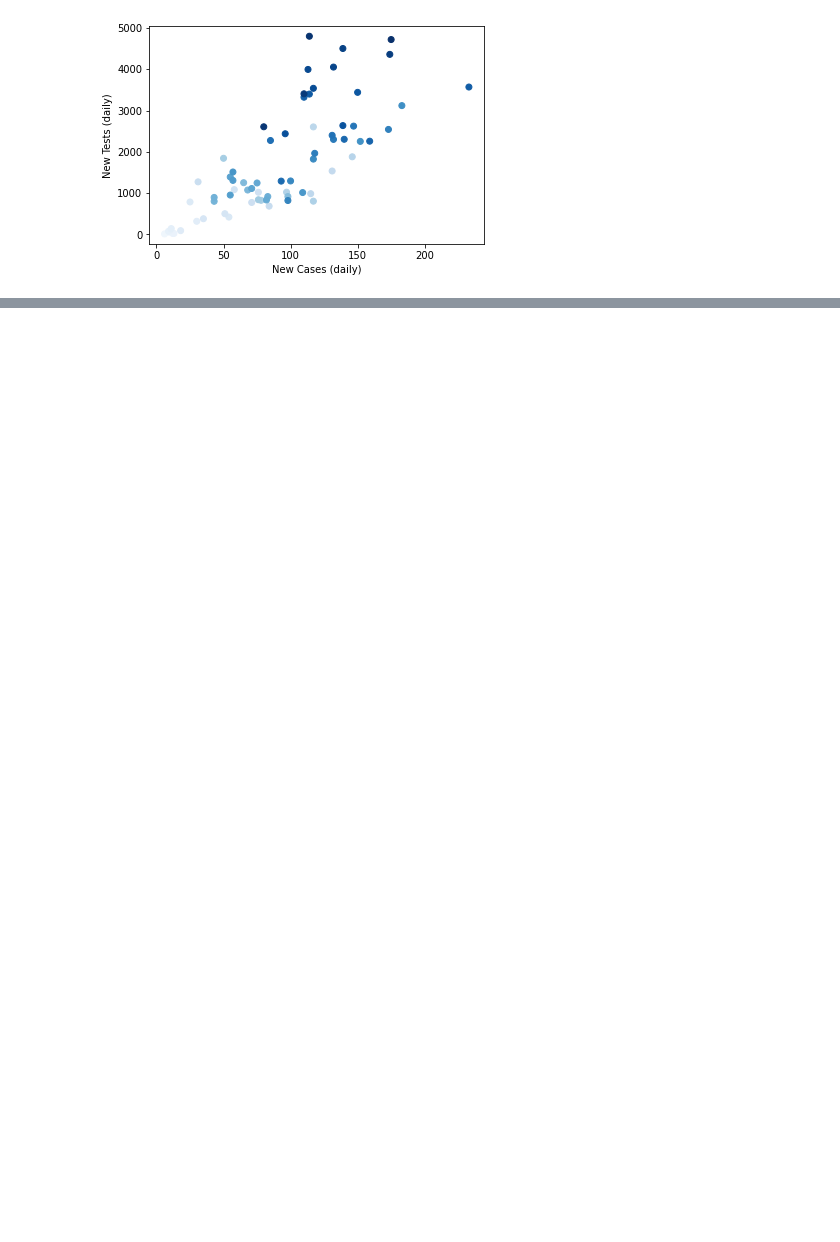
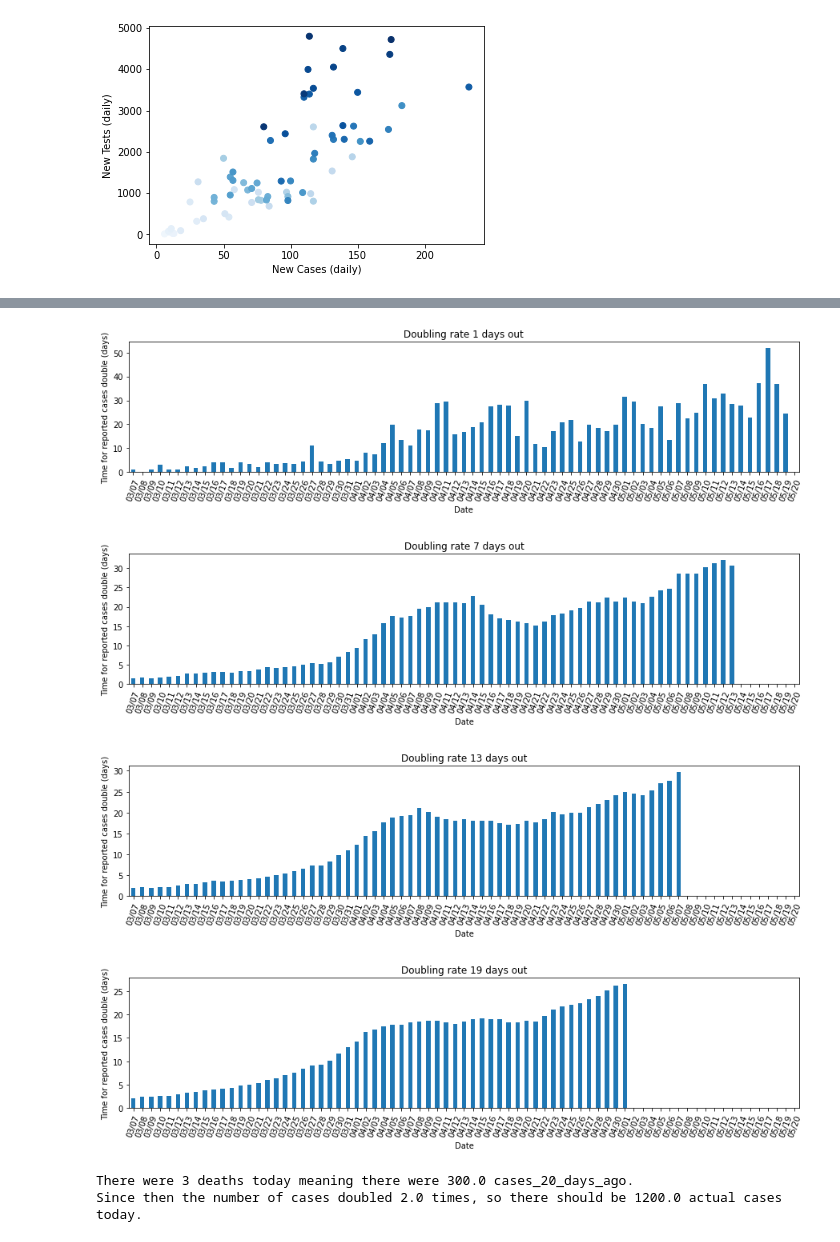
Before and after one commit to AndrewJWashington/covid_san_diego, a Jupyter notebook: new_cases_and_tests.ipynb, the cells around one changed output, grey strips where cells are left out. Saved outputs shown, nothing was run; the diff lists cells and outputs as text; code cells hidden in the pictures; blank space fills up the shorter version.

```diff
--- a/new_cases_and_tests.ipynb
+++ b/new_cases_and_tests.ipynb
@@ -101,0 +147,15 @@ plt.xlabel('New Cases (daily)');
+# %%
+for i in range(1, 20, 6):
+    time_delta = i # days
+    df['days_to_double'] = time_delta * np.log(2) / np.log(np.array(df.shift(periods=-time_delta)['total_cases'], dtype=float) / np.array(df['total_cases'], dtype=float))
+
+    plt.figure()
+    plt.title(f'Doubling rate {i} days out')
+    plot_by_time('days_to_double')
+    plt.ylabel('Time for reported cases double (days)')
+    plt.xlabel('Date');
+# %% [output]
+[figure, added]
+[figure, added]
+[figure, added]
+[figure, added]
@@ -101,0 +169,14 @@ plt.xlabel('New Cases (daily)');
+# %%
+# example
+deaths_today = 3
+doubling_time_days = 10
+
+cases_20_days_ago = deaths_today / mortality_rate
+number_of_times_doubled = infection_to_death_time / doubling_time_days
+cases_estimate_by_deaths = np.exp2(number_of_times_doubled) * cases_20_days_ago
+
+print(f'There were {deaths_today} deaths today meaning there were {cases_20_days_ago} cases_20_days_ago.\n' +
+      f'Since then the number of cases doubled {number_of_times_doubled} times, so there should be {cases_estimate_by_deaths} actual cases today.')
+# %% [output]
+There were 3 deaths today meaning there were 300.0 cases_20_days_ago.
+Since then the number of cases doubled 2.0 times, so there should be 1200.0 actual cases today.
```
Also changed, not shown: parts of 19 cells of this notebook.
